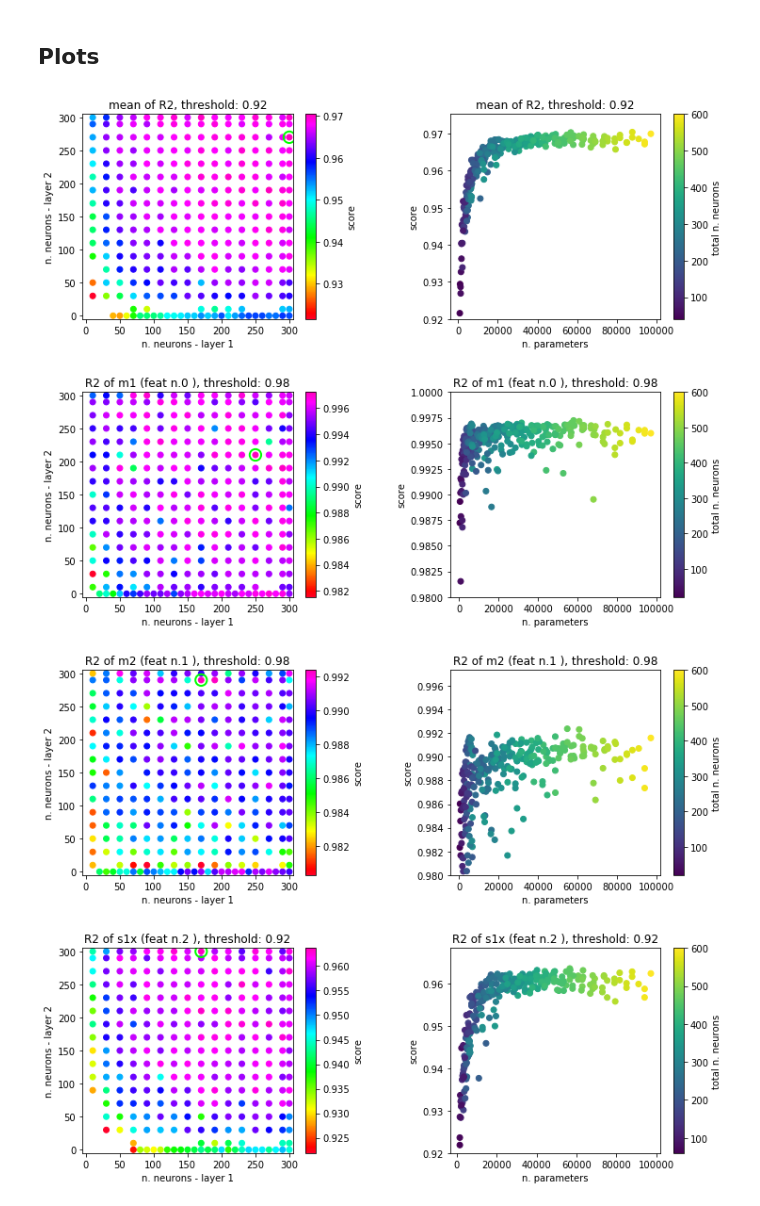
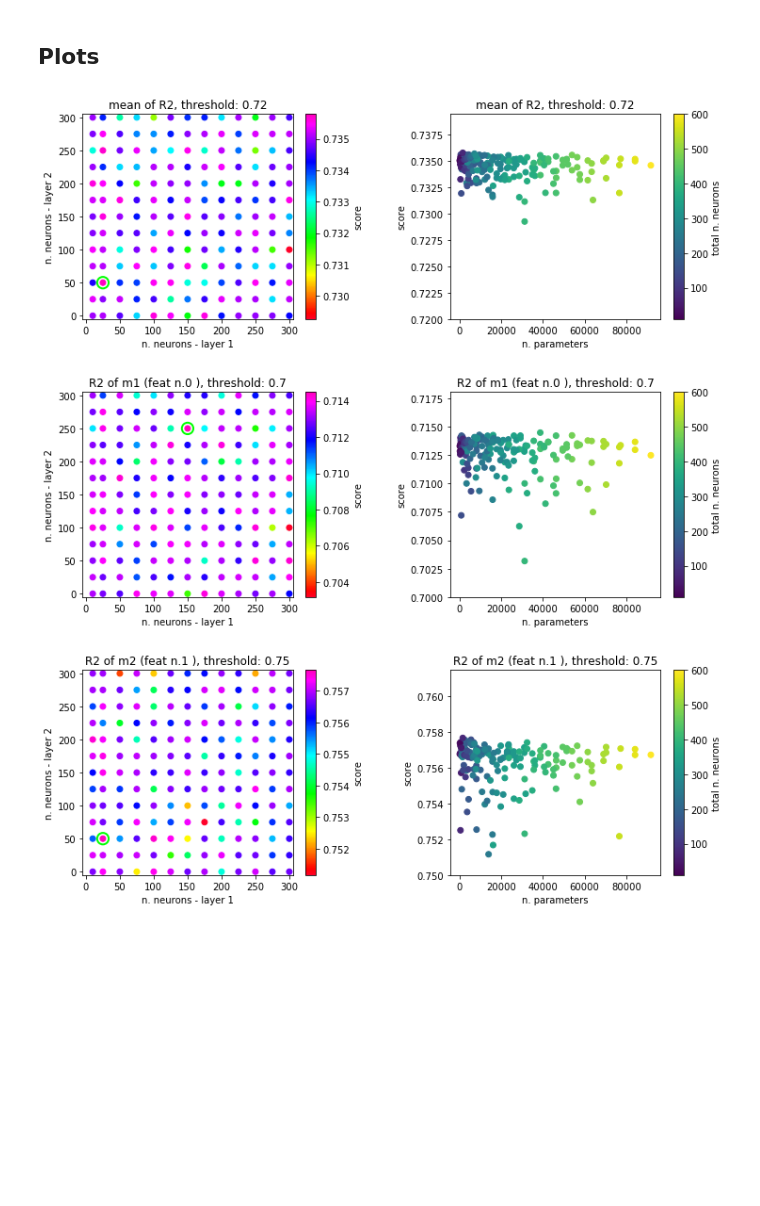
Before and after one commit to PhoenixBirdCreations/IPAM2021_ML, a Jupyter notebook: algo/NN_tf/NN_crossvalidation.ipynb, the cells around one changed output. Drawn from its saved outputs; the diff is of its cells as text; code cells hidden in the pictures; blank space fills up the shorter version.

```diff
--- a/algo/NN_tf/NN_crossvalidation.ipynb
+++ b/algo/NN_tf/NN_crossvalidation.ipynb
@@ -24,21 +24,33 @@ import matplotlib.pyplot as plt
 # %%
 # fixed training options
 # (high batch_size so that the training is fast)
-epochs           = 250
+epochs           = 100
 validation_split = 0.1
 batch_size       = 128
 verbose_training = False
 learning_rate    = 0.001
-dict_name        = 'NN_crossvalidation_v0c0.dict'
+dict_name        = 'NN_crossvalidation_GstLAL.dict'
 
 save_at_every_step = True
 # %%
 # start with a loop on architectures
 hlayers_sizes_list = [(10,), (50,), (100,), (150,), (200,), (300,), \
-                      (10,10), (110,110), (210,210), (300,300) ];
+                      (100,100), (200,200), (300,300) ];
 
 scaler_types       = ['minmax']  # standard, minmax, mixed
 hidden_activations = ['relu']
-out_activations    = ['linear_cut_mod'] # sigmoid, linear, linear_cut, linear_cut_T3, linear_cut_lb, linear_cut_mod
+out_activations    = ['linear'] # sigmoid, linear, linear_cut, linear_cut_T3, linear_cut_lb, linear_cut_mod
 loss_functions     = ['mse']
+
+"""
+hlayers_sizes_list = []
+for i in range(25, 301, 25):
+    for j in range(0, 301, 25):
+        if j>0:
+            hlayers_size = (i,j)
+        else:
+            hlayers_size = (i,)
+        #print(hlayers_size)
+        hlayers_sizes_list.append(hlayers_size)
+""";
 # %% [markdown]
@@ -221,43 +257,43 @@ key 250-128-alpha0.001-minmax-relu-linear_cut_mod-mse-2layers:300+300 already ex
 # %% [markdown]
 ## Plots
 # %%
-thresholds             = [0.98, 0.98, \
-                          0.92, 0.92, 0.92, 0.92, 0.92, 0.92, \
-                          0.8, 0.98, 0.98]
+#thresholds             = [0.98, 0.98, \
+#                          0.92, 0.92, 0.92, 0.92, 0.92, 0.92, \
+#                          0.8, 0.98, 0.98]
+thresholds             = [0.7, 0.75]
 Npars_lim              = 1e+6
 hidden_activation_plot = 'relu'
-out_activation_plot    = 'linear_cut_mod'
+out_activation_plot    = 'linear'
 loss_function          = 'mse'
 scaler_type_plot       = 'minmax'
 batch_size_plot        = 128
-epochs_plot            = 250
+epochs_plot            = 100
 
 plotLayersCrossVal(models_dict,
-      threshold         = 0.92,
+      threshold         = 0.72,
       Npars_lim         = Npars_lim,
       hidden_activation = hidden_activation_plot,
       out_activation    = out_activation_plot,
       loss_function     = loss_function,
       scaler_type       = scaler_type_plot,
       batch_size        = batch_size_plot,
       epochs            = epochs_plot,
       metrics_idx       = -1,
       labels            = labels)
 
 for i in range(0, len(labels)):
     plotLayersCrossVal(models_dict,
         threshold         = thresholds[i],
         Npars_lim         = Npars_lim,
         hidden_activation = hidden_activation_plot,
         out_activation    = out_activation_plot,
         loss_function     = loss_function,
         scaler_type       = scaler_type_plot,
         batch_size        = batch_size_plot,
         epochs            = epochs_plot,
         metrics_idx       = i,
         labels            = labels)
 # %% [output]
-[figure, old version]
+[figure, new version]
-[figure, old version]
+[figure, new version]
-[figure, old version]
+[figure, new version]
-[figure, removed]
```
Also changed, not shown: parts of 5 cells of this notebook, 6 other files.
